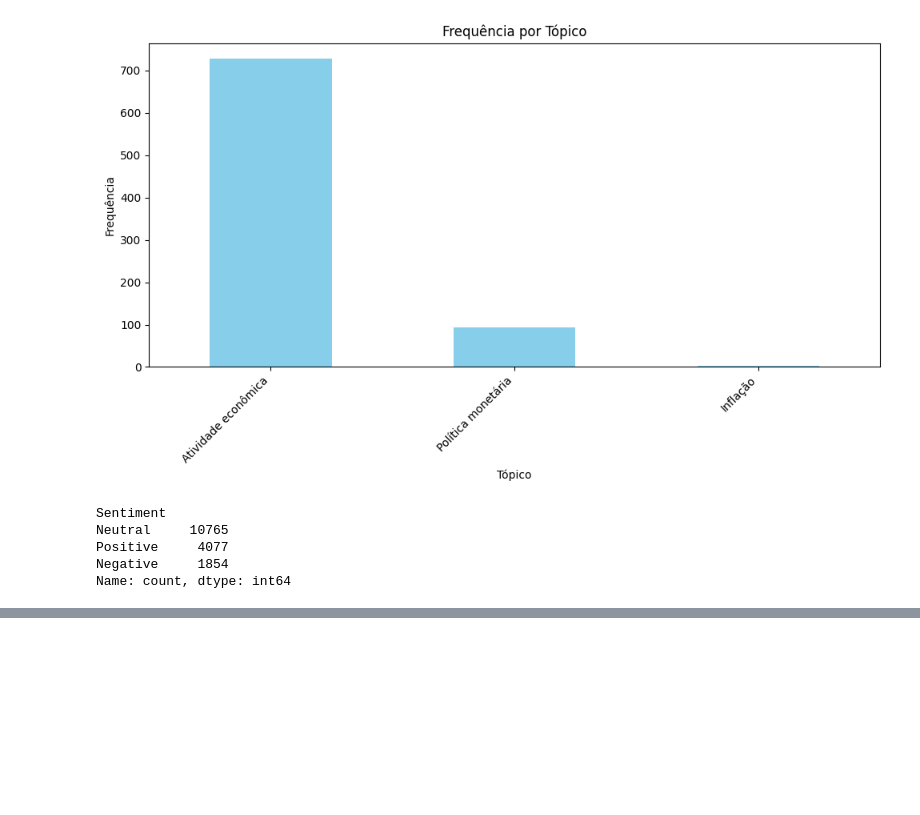
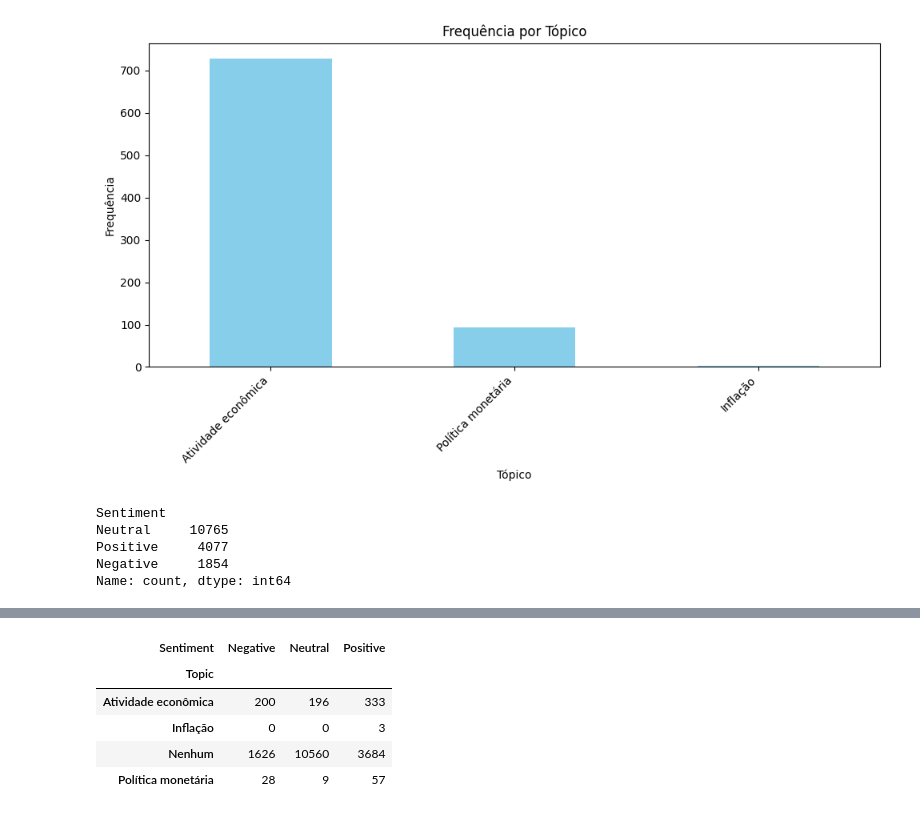
Before and after one commit to LaviniaSD/NPL---SPX, a Jupyter notebook: embeding_bela.ipynb, the cells around one changed output, grey strips where cells are left out. Cells and saved outputs as stored; diff of their text form; code cells hidden in the pictures; blank space fills up the shorter version.

```diff
--- a/embeding_bela.ipynb
+++ b/embeding_bela.ipynb
@@ -437,3 +431,12 @@ Política monetária         28        9        57
+# %%
+second_table
+# %% [output]
+| Sentiment | Negative | Neutral | Positive |
+| Topic |  |  |  |
+| Atividade econômica | 200 | 196 | 333 |
+| Inflação | 0 | 0 | 3 |
+| Nenhum | 1626 | 10560 | 3684 |
+| Política monetária | 28 | 9 | 57 |
 # %%
 
 merged_df['Sentiment'] = merged_df.apply(lambda row: classify_sentiment(row['sentences']) if pd.isna(row['Sentiment ']) else row['Sentiment '], axis=1)
```
Also changed, not shown: parts of 1 cell of this notebook.
